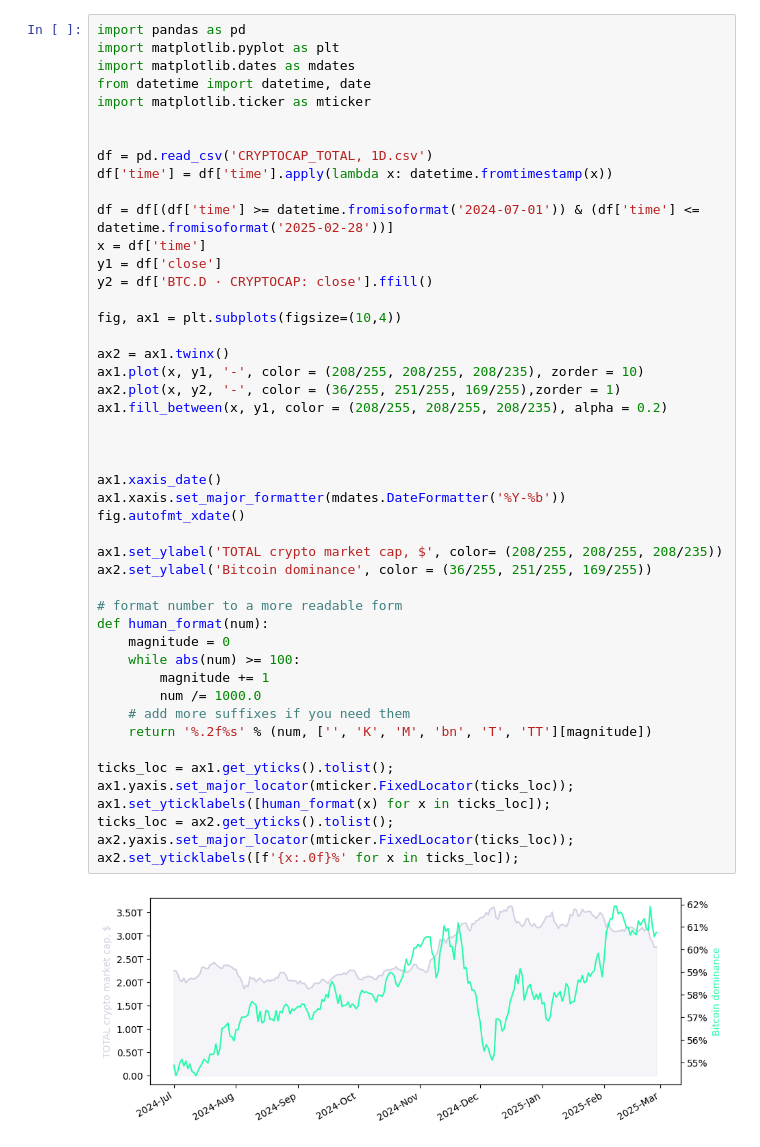
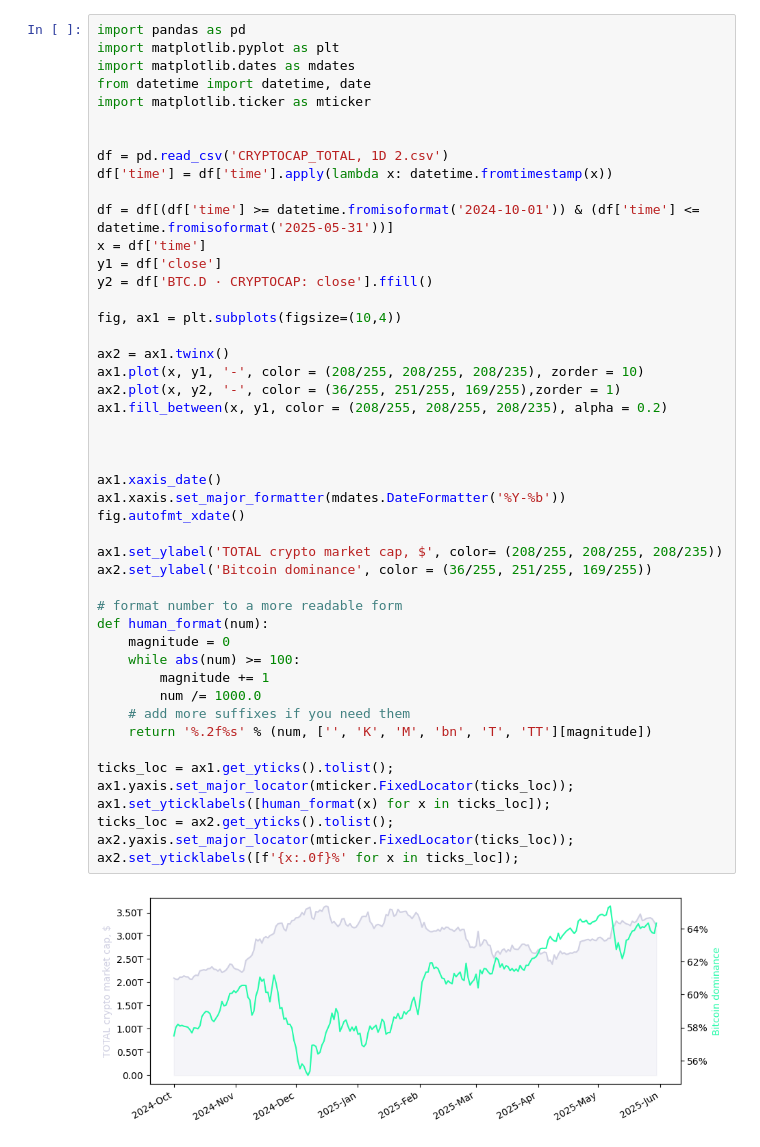
Before and after one commit to apeoftheapes/Data-analysis-with-pandas, a Jupyter notebook: __008 1.ipynb, the cells around one changed output. Saved outputs shown, nothing was run; the diff lists cells and outputs as text.

```diff
--- a/__008 1.ipynb
+++ b/__008 1.ipynb
@@ -6,10 +6,10 @@ from datetime import datetime, date
 import matplotlib.ticker as mticker
 
 
-df = pd.read_csv('CRYPTOCAP_TOTAL, 1D.csv')
+df = pd.read_csv('CRYPTOCAP_TOTAL, 1D 2.csv')
 df['time'] = df['time'].apply(lambda x: datetime.fromtimestamp(x))
 
-df = df[(df['time'] >= datetime.fromisoformat('2024-07-01')) & (df['time'] <= datetime.fromisoformat('2025-02-28'))]
+df = df[(df['time'] >= datetime.fromisoformat('2024-10-01')) & (df['time'] <= datetime.fromisoformat('2025-05-31'))]
 x = df['time']
 y1 = df['close']
 y2 = df['BTC.D · CRYPTOCAP: close'].ffill()
@@ -19,31 +19,31 @@ fig, ax1 = plt.subplots(figsize=(10,4))
 ax2 = ax1.twinx()
 ax1.plot(x, y1, '-', color = (208/255, 208/255, 208/235), zorder = 10)
 ax2.plot(x, y2, '-', color = (36/255, 251/255, 169/255),zorder = 1)
 ax1.fill_between(x, y1, color = (208/255, 208/255, 208/235), alpha = 0.2)
 
 
 
 ax1.xaxis_date()
 ax1.xaxis.set_major_formatter(mdates.DateFormatter('%Y-%b'))
 fig.autofmt_xdate()
 
 ax1.set_ylabel('TOTAL crypto market cap, $', color= (208/255, 208/255, 208/235))
 ax2.set_ylabel('Bitcoin dominance', color = (36/255, 251/255, 169/255))
 
 # format number to a more readable form
 def human_format(num):
     magnitude = 0
     while abs(num) >= 100:
         magnitude += 1
         num /= 1000.0
     # add more suffixes if you need them
     return '%.2f%s' % (num, ['', 'K', 'M', 'bn', 'T', 'TT'][magnitude])
 
 ticks_loc = ax1.get_yticks().tolist();
 ax1.yaxis.set_major_locator(mticker.FixedLocator(ticks_loc));
 ax1.set_yticklabels([human_format(x) for x in ticks_loc]);
 ticks_loc = ax2.get_yticks().tolist();
 ax2.yaxis.set_major_locator(mticker.FixedLocator(ticks_loc));
 ax2.set_yticklabels([f'{x:.0f}%' for x in ticks_loc]);
 # %% [output]
-[figure, old version]
+[figure, new version]
```
